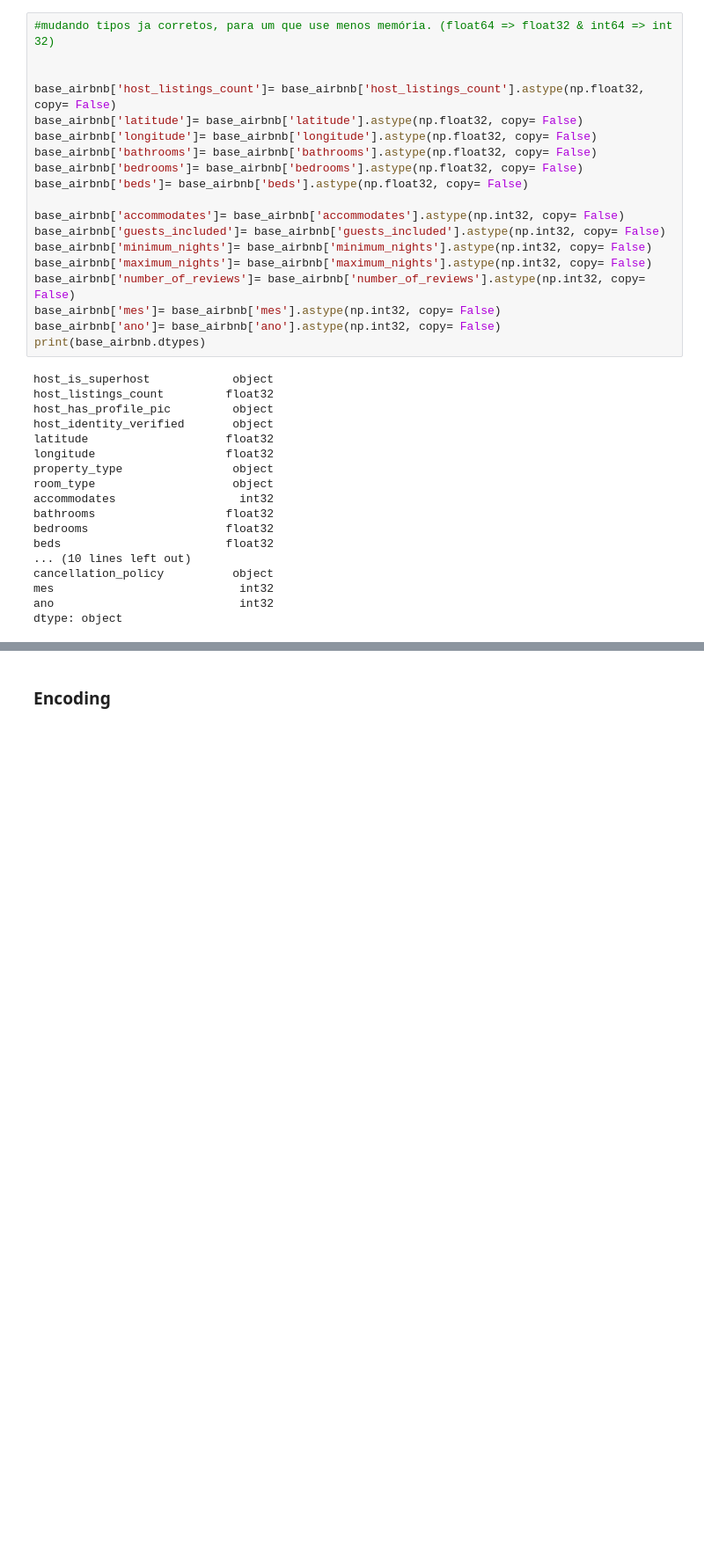
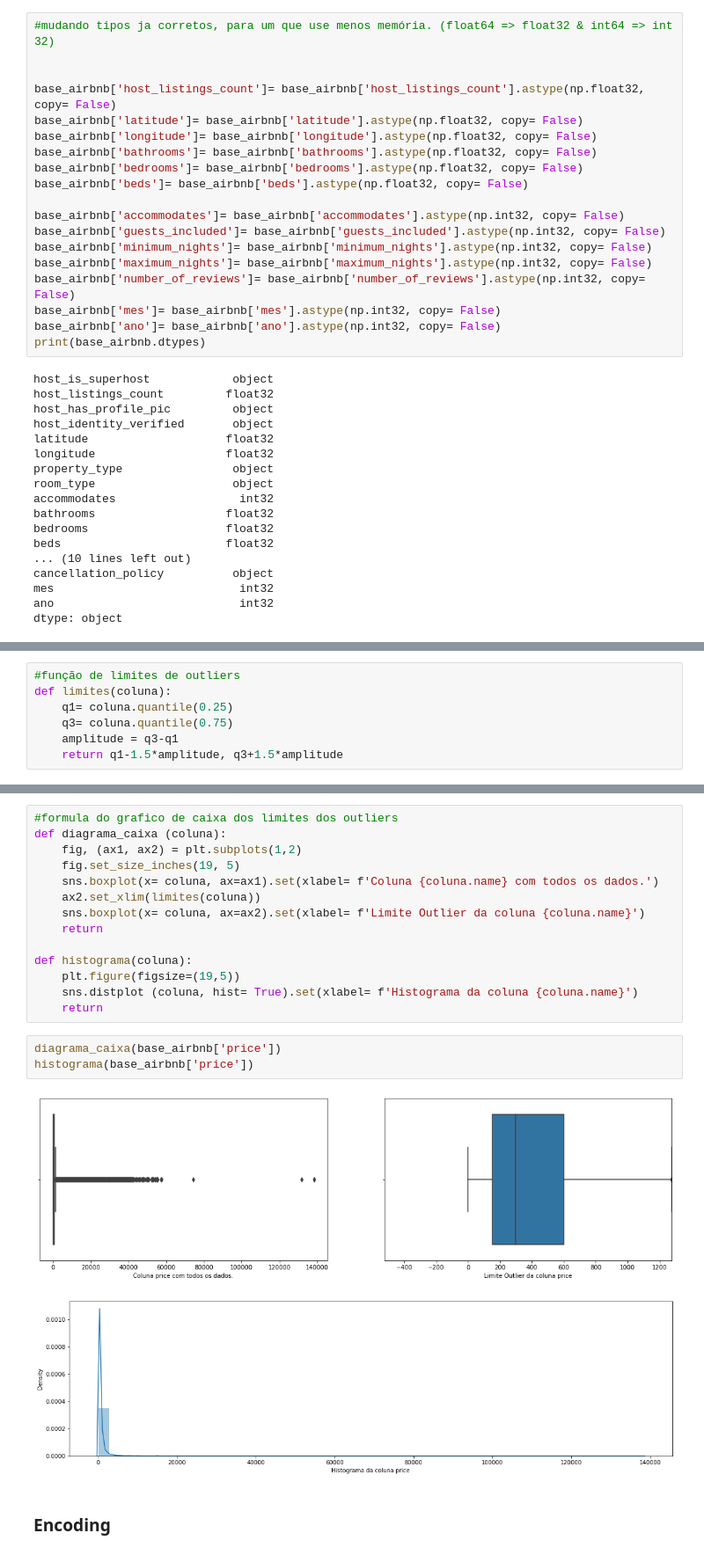
Before and after one commit to Magalercio/Projeto-Ciencia-de-Dados-Airbnb-Rio, a Jupyter notebook: Solução Airbnb Rio.ipynb, the cells around one changed output, grey strips where cells are left out. Shown: that part at 88% size. Saved outputs shown, nothing was run; the diff lists cells and outputs as text; blank space fills up the shorter version.

```diff
--- a/Solução Airbnb Rio.ipynb
+++ b/Solução Airbnb Rio.ipynb
@@ -286,0 +315,7 @@ dtype: object
+# %%
+#função de limites de outliers
+def limites(coluna):
+    q1= coluna.quantile(0.25)
+    q3= coluna.quantile(0.75)
+    amplitude = q3-q1
+    return q1-1.5*amplitude, q3+1.5*amplitude
@@ -287,3 +337,23 @@ dtype: object
+# %%
+#formula do grafico de caixa dos limites dos outliers
+def diagrama_caixa (coluna):
+    fig, (ax1, ax2) = plt.subplots(1,2)
+    fig.set_size_inches(19, 5)
+    sns.boxplot(x= coluna, ax=ax1).set(xlabel= f'Coluna {coluna.name} com todos os dados.')
+    ax2.set_xlim(limites(coluna))
+    sns.boxplot(x= coluna, ax=ax2).set(xlabel= f'Limite Outlier da coluna {coluna.name}')
+    return
+
+def histograma(coluna):
+    plt.figure(figsize=(19,5))
+    sns.distplot (coluna, hist= True).set(xlabel= f'Histograma da coluna {coluna.name}')
+    return
+# %%
+diagrama_caixa(base_airbnb['price'])
+histograma(base_airbnb['price'])
+# %% [output]
+[figure, added]
+[figure, added]
 # %% [markdown]
 ### Encoding
 # %% [markdown]
```
Also changed, not shown: parts of 6 cells of this notebook.
